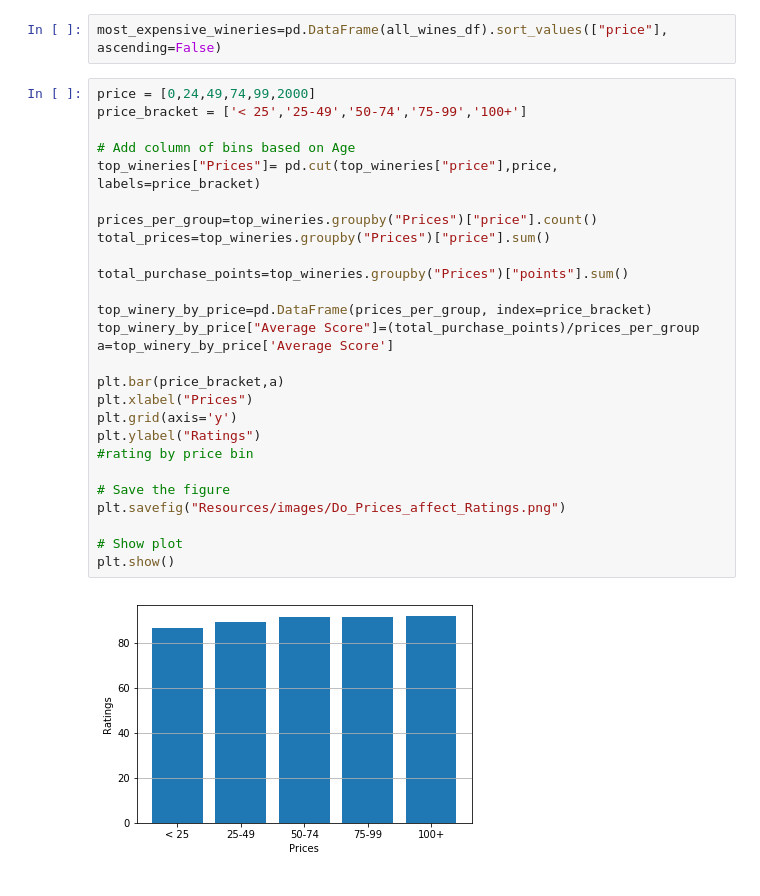
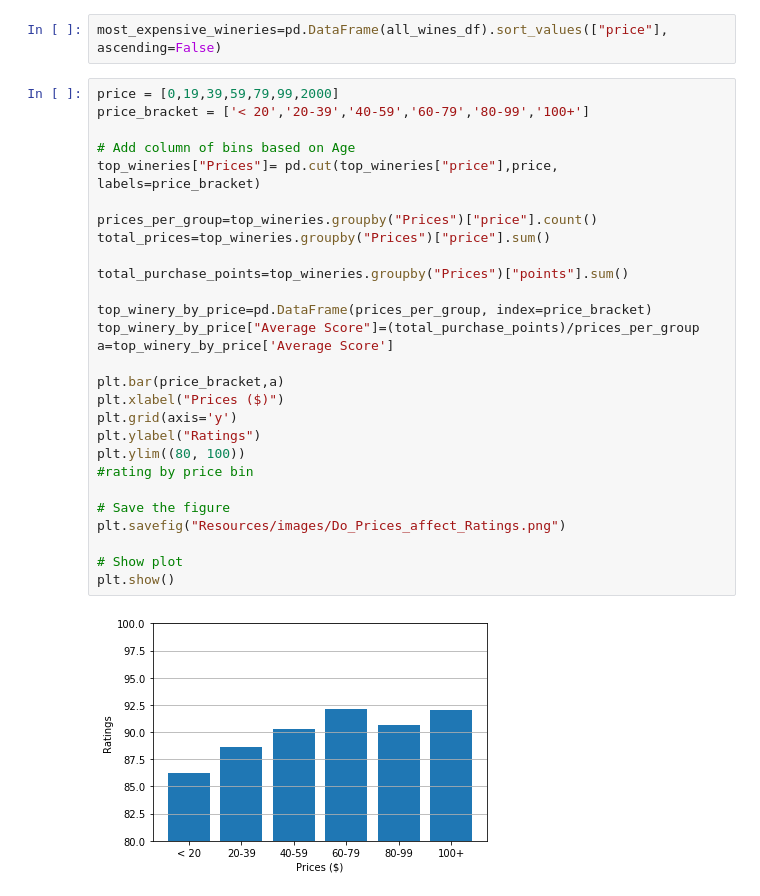
Before and after one commit to mcgeec91/Wine_Project, a Jupyter notebook: chris_data_1.ipynb, the cells around one changed output. Cells and saved outputs as stored; diff of their text form.

```diff
--- a/chris_data_1.ipynb
+++ b/chris_data_1.ipynb
@@ -94,31 +95,32 @@ plt.show()
 # %%
 most_expensive_wineries=pd.DataFrame(all_wines_df).sort_values(["price"], ascending=False)
 # %%
-price = [0,24,49,74,99,2000]
-price_bracket = ['< 25','25-49','50-74','75-99','100+']
+price = [0,19,39,59,79,99,2000]
+price_bracket = ['< 20','20-39','40-59','60-79','80-99','100+']
 
 # Add column of bins based on Age
 top_wineries["Prices"]= pd.cut(top_wineries["price"],price, labels=price_bracket)
 
 prices_per_group=top_wineries.groupby("Prices")["price"].count()
 total_prices=top_wineries.groupby("Prices")["price"].sum()
 
 total_purchase_points=top_wineries.groupby("Prices")["points"].sum()
 
 top_winery_by_price=pd.DataFrame(prices_per_group, index=price_bracket)
 top_winery_by_price["Average Score"]=(total_purchase_points)/prices_per_group
 a=top_winery_by_price['Average Score']
 
 plt.bar(price_bracket,a)
-plt.xlabel("Prices")
+plt.xlabel("Prices ($)")
 plt.grid(axis='y')
 plt.ylabel("Ratings")
+plt.ylim((80, 100))
 #rating by price bin
 
 # Save the figure
 plt.savefig("Resources/images/Do_Prices_affect_Ratings.png")
 
 # Show plot
 plt.show()
 # %% [output]
-[figure, old version]
+[figure, new version]
```
Also changed, not shown: parts of 3 cells of this notebook.
